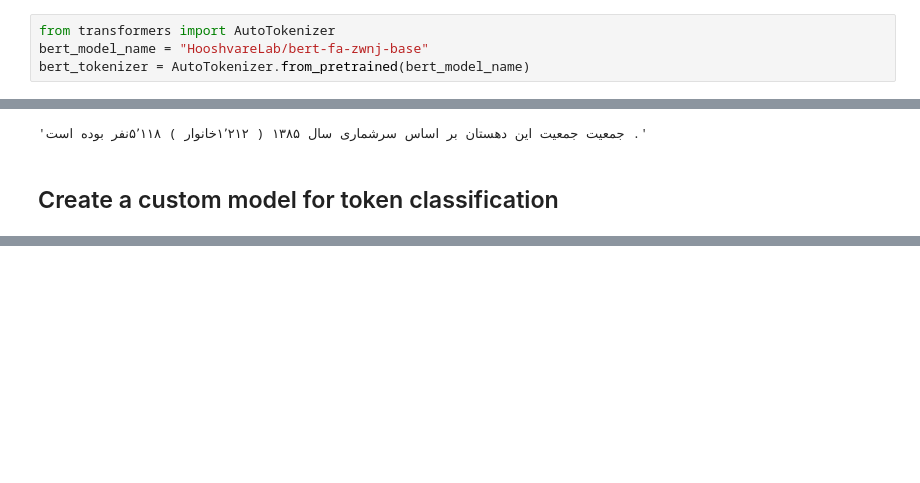
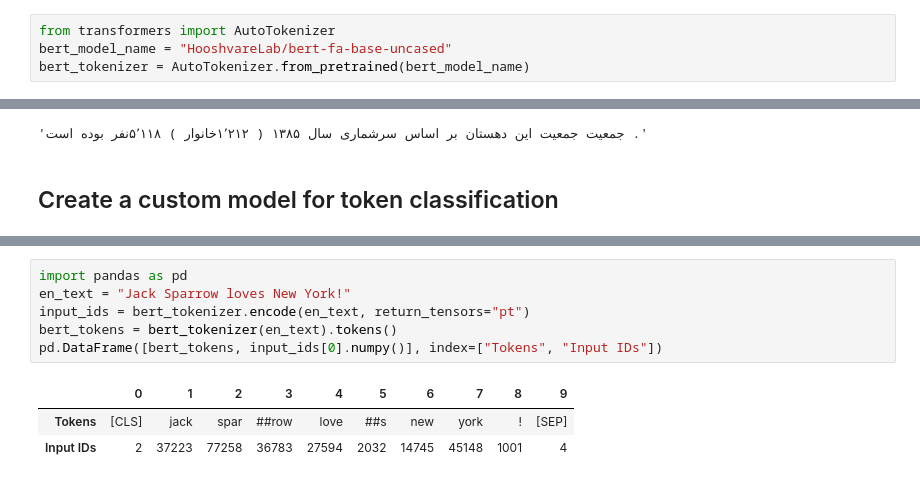
Before and after one commit to Ali-Fartoot/NLP_Toolbox, a Jupyter notebook: NER/Bert_NER.ipynb, the cells around one changed output, grey strips where cells are left out. Drawn from its saved outputs; the diff is of its cells as text; blank space fills up the shorter version.

Commit message:
Fixing Data Pipline. Starting Bert model

```diff
--- a/NER/Bert_NER.ipynb
+++ b/NER/Bert_NER.ipynb
@@ -16,7 +16,7 @@ Loading cached shuffled indices for dataset at E:\ML\NLP_Toolbox\NER\test.hf\cac
 # Processing Bert without cleaning
 # %%
 from transformers import AutoTokenizer
-bert_model_name = "HooshvareLab/bert-fa-zwnj-base"
+bert_model_name = "HooshvareLab/bert-fa-base-uncased"
 bert_tokenizer = AutoTokenizer.from_pretrained(bert_model_name)
 # %%
 text = " ".join(train["words"][0])
@@ -56,0 +115,10 @@ You should probably TRAIN this model on a down-stream task to be able to use it
+# %%
+import pandas as pd
+en_text = "Jack Sparrow loves New York!"
+input_ids = bert_tokenizer.encode(en_text, return_tensors="pt")
+bert_tokens = bert_tokenizer(en_text).tokens()
+pd.DataFrame([bert_tokens, input_ids[0].numpy()], index=["Tokens", "Input IDs"])
+# %% [output]
+|  | 0 | 1 | 2 | 3 | 4 | 5 | 6 | 7 | 8 | 9 |
+| Tokens | [CLS] | jack | spar | ##row | love | ##s | new | york | ! | [SEP] |
+| Input IDs | 2 | 37223 | 77258 | 36783 | 27594 | 2032 | 14745 | 45148 | 1001 | 4 |
```
Also changed, not shown: parts of 13 cells of this notebook.
